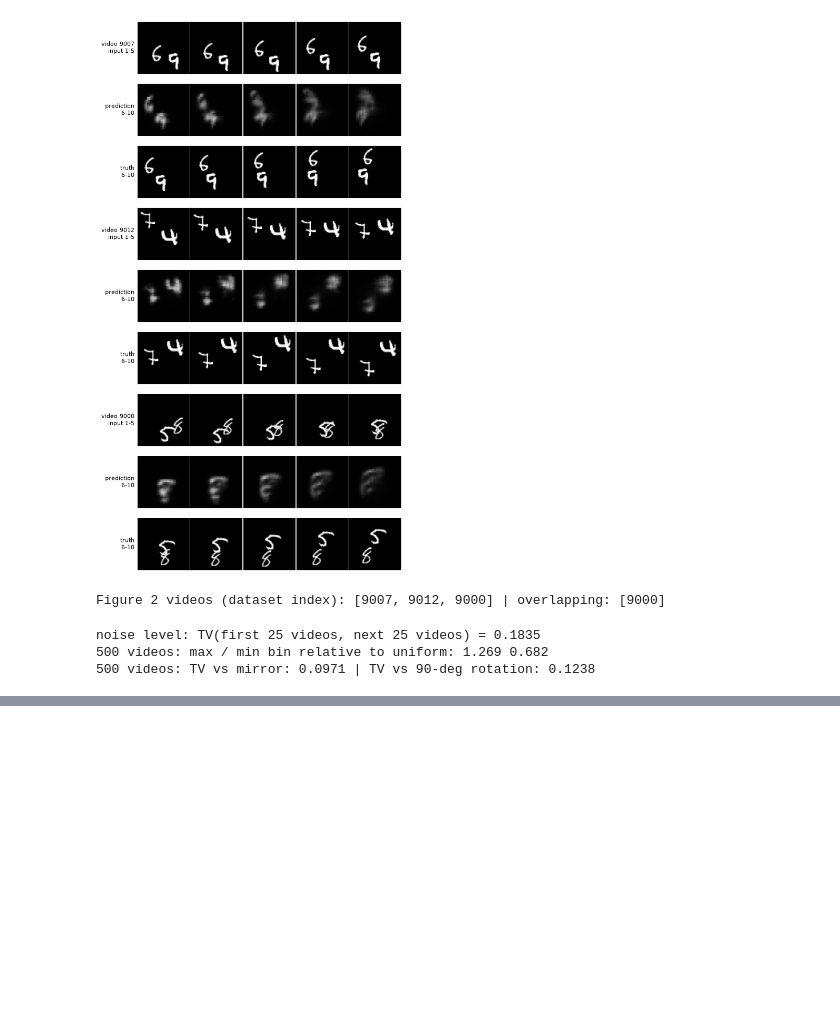
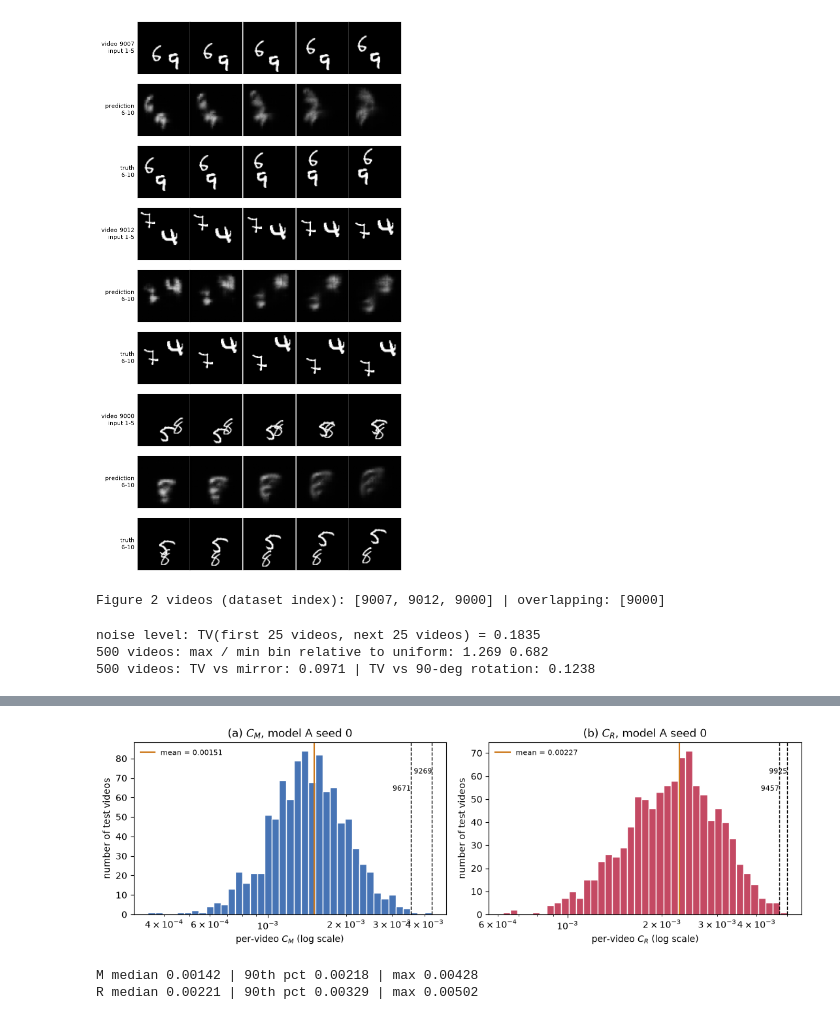
Before and after one commit to 25280066/DL4STG-PA2, a Jupyter notebook: Question2/Question2.ipynb, the cells around one changed output, grey strips where cells are left out. Drawn from its saved outputs; the diff is of its cells as text; code cells hidden in the pictures; blank space fills up the shorter version.

```diff
--- a/Question2/Question2.ipynb
+++ b/Question2/Question2.ipynb
@@ -520,0 +651,23 @@ noise level: TV(first 25 videos, next 25 videos) = 0.1835
+# %%
+# Figure 4: histograms of per-video C_M and C_R (seed-0 model A)
+fig, axes = plt.subplots(1, 2, figsize=(11, 3.6))
+for ax, T_name, color in ((axes[0], "M", "#4774b5"), (axes[1], "R", "#c44963")):
+    c = SYM["A"][0]["C" + T_name].numpy()
+    bins = np.logspace(np.log10(max(c.min(), 1e-6)), np.log10(c.max()), 40)
+    ax.hist(c, bins=bins, color=color, edgecolor="white")
+    ax.set_xscale("log")
+    for rank, i in enumerate(FIG3[T_name], 1):
+        ax.axvline(c[i], color="k", ls="--", lw=1)
+        ax.text(c[i], ax.get_ylim()[1] * (0.92 - 0.1 * rank), f" {9000+i}", fontsize=8, ha="right")
+    ax.axvline(np.mean(c), color="#ce791c", lw=1.5, label=f"mean = {fmt(np.mean(c))}")
+    ax.set(xlabel=f"per-video $C_{T_name}$ (log scale)", ylabel="number of test videos",
+           title=f"({'a' if T_name == 'M' else 'b'}) $C_{T_name}$, model A seed 0")
+    ax.legend(frameon=False, fontsize=8)
+fig.tight_layout(); fig.savefig(f"{OUT}/figures/fig4_consistency_hist.pdf", bbox_inches="tight"); plt.show()
+for T_name in ("M", "R"):
+    c = SYM["A"][0]["C" + T_name].numpy()
+    print(T_name, "median", fmt(np.median(c)), "| 90th pct", fmt(np.percentile(c, 90)), "| max", fmt(c.max()))
+# %% [output]
+[figure, added]
+M median 0.00142 | 90th pct 0.00218 | max 0.00428
+R median 0.00221 | 90th pct 0.00329 | max 0.00502
```
Also changed, not shown: parts of 4 cells of this notebook, 16 other files.
